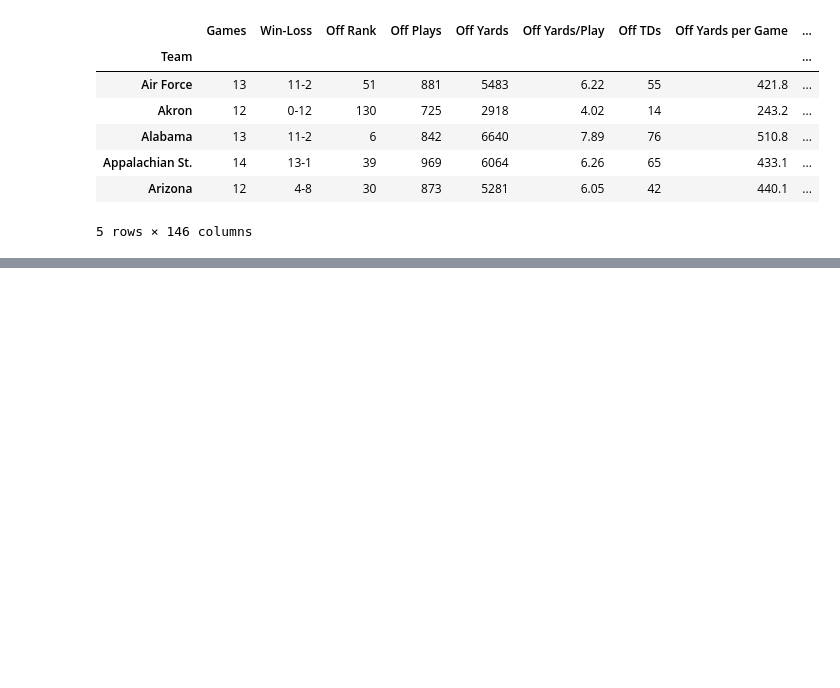
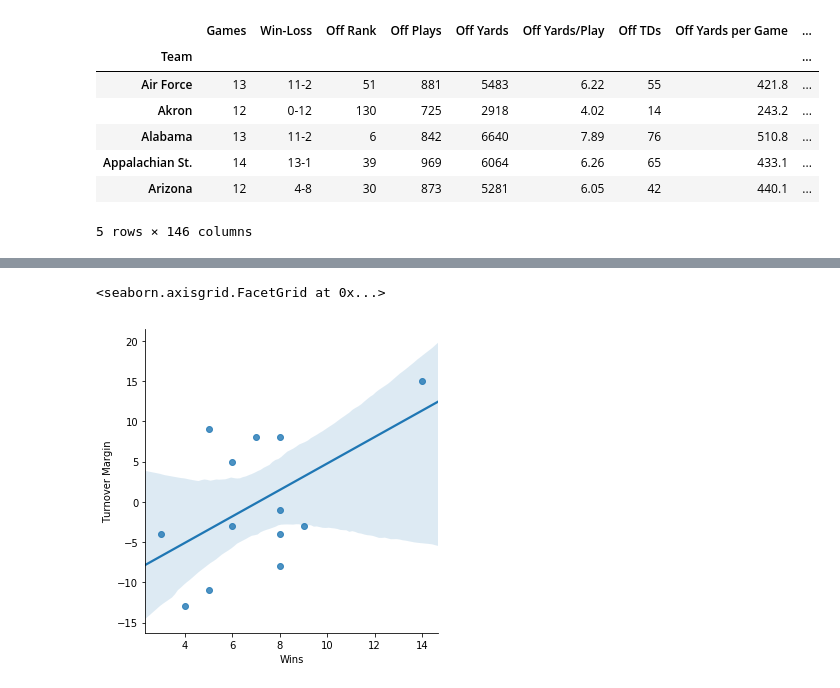
Before and after one commit to tcicoder/CFB-2019-Season, a Jupyter notebook: CFB2019.ipynb, the cells around one changed output, grey strips where cells are left out. Saved outputs shown, nothing was run; the diff lists cells and outputs as text; code cells hidden in the pictures; blank space fills up the shorter version.

```diff
--- a/CFB2019.ipynb
+++ b/CFB2019.ipynb
@@ -52,0 +87,9 @@ sns.lmplot('Wins', 'Turnover Margin', SEC_teams)
+# %%
+acc = data["Conference"] == "ACC"
+
+#filters dataframe based on True booleans
+ACC_teams = data[acc]
+
+#selects columns from larger frame and creates new frame
+ACC_teams = ACC_teams[['Wins','Turnover Margin']]
+ACC_teams
@@ -52,0 +112,5 @@ sns.lmplot('Wins', 'Turnover Margin', SEC_teams)
+# %%
+sns.lmplot('Wins', 'Turnover Margin', ACC_teams)
+# %% [output]
+<seaborn.axisgrid.FacetGrid at 0x...>
+[figure, added]
```
Also changed, not shown: parts of 8 cells of this notebook.
